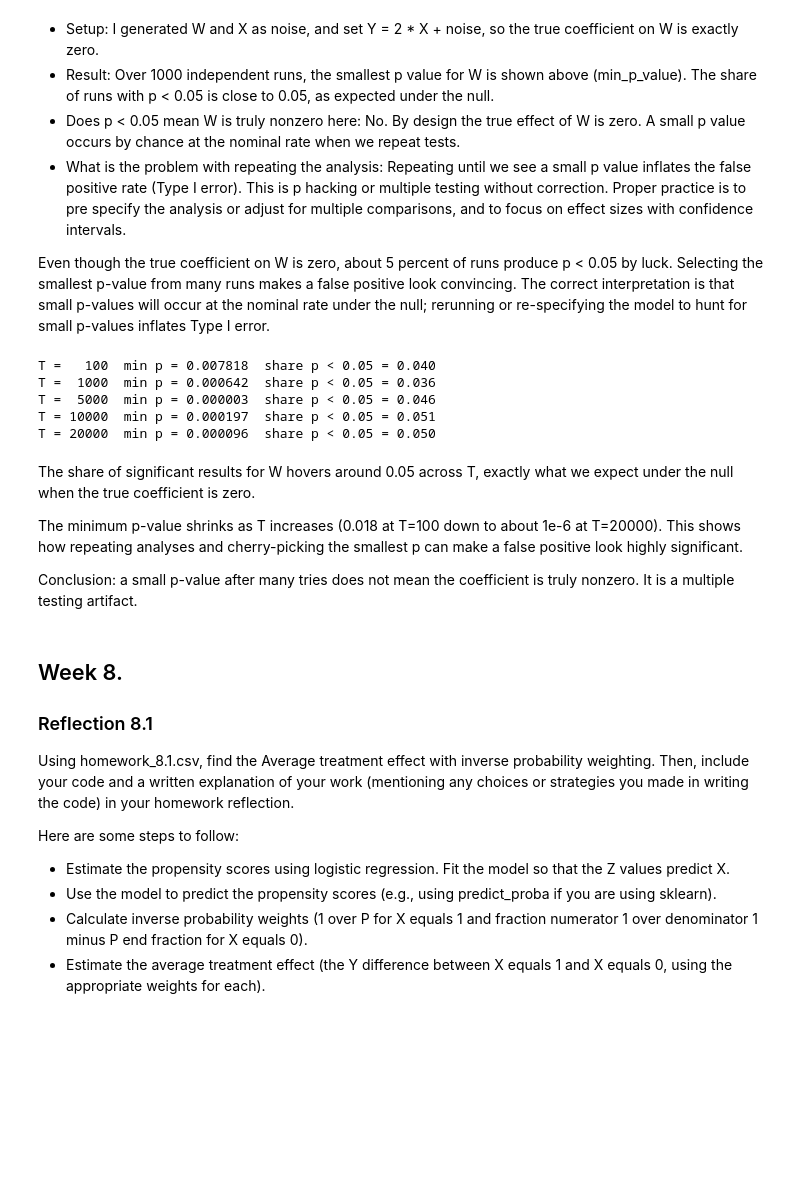
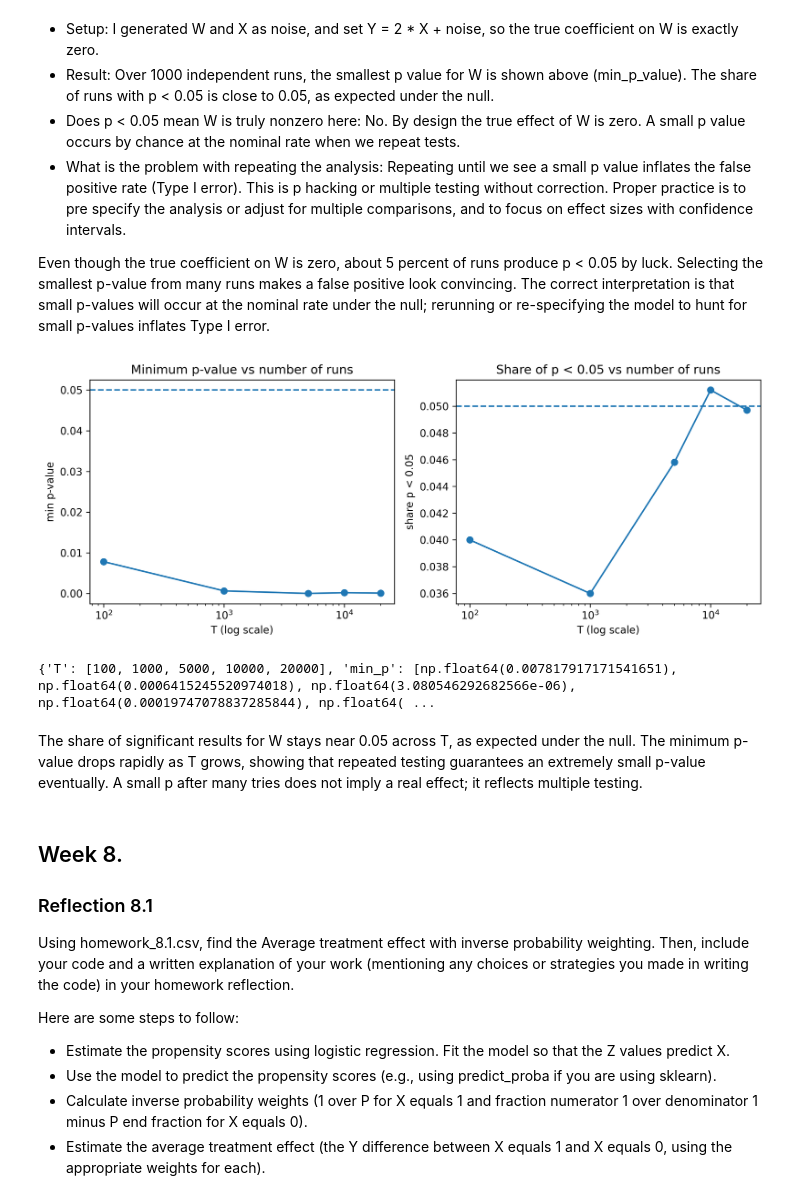
Before and after one commit to SergeyNelyapenkoBU/DX702-mod-6, a Jupyter notebook: Homework-Reflections-5-8.ipynb, the cells around one changed output. Drawn from its saved outputs; the diff is of its cells as text; code cells hidden in the pictures; blank space fills up the shorter version.

Commit message:
hw-reflections:5-8

```diff
--- a/Homework-Reflections-5-8.ipynb
+++ b/Homework-Reflections-5-8.ipynb
@@ -566,22 +632,55 @@ results
 - What is the problem with repeating the analysis: Repeating until we see a small p value inflates the false positive rate (Type I error). This is p hacking or multiple testing without correction. Proper practice is to pre specify the analysis or adjust for multiple comparisons, and to focus on effect sizes with confidence intervals.
 
 Even though the true coefficient on W is zero, about 5 percent of runs produce p < 0.05 by luck. Selecting the smallest p-value from many runs makes a false positive look convincing. The correct interpretation is that small p-values will occur at the nominal rate under the null; rerunning or re-specifying the model to hunt for small p-values inflates Type I error.
-# %%
-for T in [100, 1000, 5000, 10000, 20000]:
-    pvals = np.array([one_run() for _ in range(T)])
-    print(f"T = {T:5d}  min p = {np.min(pvals):.6f}  share p < 0.05 = {np.mean(pvals < 0.05):.3f}")
-# %% [output]
-T =   100  min p = 0.007818  share p < 0.05 = 0.040
-T =  1000  min p = 0.000642  share p < 0.05 = 0.036
-T =  5000  min p = 0.000003  share p < 0.05 = 0.046
-T = 10000  min p = 0.000197  share p < 0.05 = 0.051
-T = 20000  min p = 0.000096  share p < 0.05 = 0.050
-# %% [markdown]
-The share of significant results for W hovers around 0.05 across T, exactly what we expect under the null when the true coefficient is zero.
-
-The minimum p-value shrinks as T increases (0.018 at T=100 down to about 1e-6 at T=20000). This shows how repeating analyses and cherry-picking the smallest p can make a false positive look highly significant.
-
-Conclusion: a small p-value after many tries does not mean the coefficient is truly nonzero. It is a multiple testing artifact.
+# %%
+import numpy as np
+import statsmodels.api as sm
+import matplotlib.pyplot as plt
+
+def one_run(n=400):
+    W = np.random.normal(0, 1, n)
+    X = np.random.normal(0, 1, n)
+    Y = 2.0 * X + np.random.normal(0, 1, n)  # true beta_W = 0
+    Xmat = sm.add_constant(np.column_stack([X, W]))
+    model = sm.OLS(Y, Xmat).fit()
+    return float(model.pvalues[2])
+
+Ts = [100, 1000, 5000, 10000, 20000]
+min_ps = []
+shares = []
+
+for T in Ts:
+    pvals = np.array([one_run() for _ in range(T)])
+    min_ps.append(np.min(pvals))
+    shares.append(np.mean(pvals < 0.05))
+
+fig, ax = plt.subplots(1, 2, figsize=(10, 4))
+
+# Left: minimum p-value vs T
+ax[0].plot(Ts, min_ps, marker="o")
+ax[0].set_xscale("log")
+ax[0].set_title("Minimum p-value vs number of runs")
+ax[0].set_xlabel("T (log scale)")
+ax[0].set_ylabel("min p-value")
+ax[0].axhline(0.05, linestyle="--")
+
+# Right: share of p < 0.05 vs T
+ax[1].plot(Ts, shares, marker="o")
+ax[1].set_xscale("log")
+ax[1].set_title("Share of p < 0.05 vs number of runs")
+ax[1].set_xlabel("T (log scale)")
+ax[1].set_ylabel("share p < 0.05")
+ax[1].axhline(0.05, linestyle="--")
+
+plt.tight_layout()
+plt.show()
+
+print({"T": Ts, "min_p": min_ps, "share_p_lt_0_05": shares})
+# %% [output]
+[figure, added]
+{'T': [100, 1000, 5000, 10000, 20000], 'min_p': [np.float64(0.007817917171541651), np.float64(0.0006415245520974018), np.float64(3.080546292682566e-06), np.float64(0.00019747078837285844), np.float64( ...
+# %% [markdown]
+The share of significant results for W stays near 0.05 across T, as expected under the null. The minimum p-value drops rapidly as T grows, showing that repeated testing guarantees an extremely small p-value eventually. A small p after many tries does not imply a real effect; it reflects multiple testing.
 # %% [markdown]
 ## Week 8.
 
```
Also changed, not shown: parts of 7 cells of this notebook.
